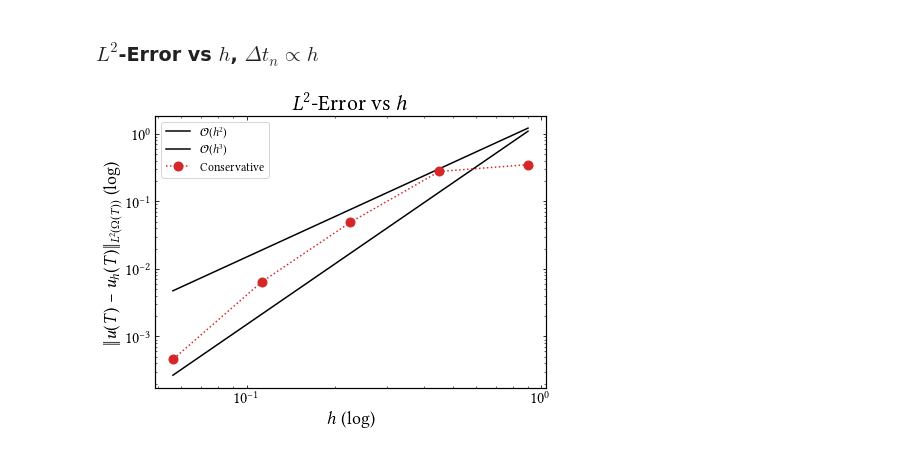
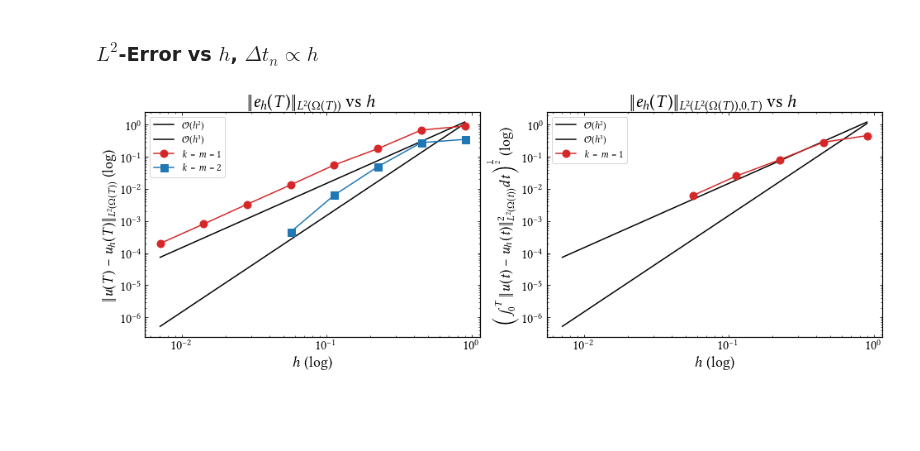
Before and after one commit to CutFEM/CutFEM-Library, a Jupyter notebook: notebook/convection_diffusion/kite.ipynb, the cells around one changed output. Saved outputs shown, nothing was run; the diff lists cells and outputs as text; code cells hidden in the pictures; blank space fills up the shorter version.

```diff
--- a/notebook/convection_diffusion/kite.ipynb
+++ b/notebook/convection_diffusion/kite.ipynb
@@ -71,36 +71,61 @@ import numpy as np
 # %%
 # paper.cpp
 
 # N = 7, T = 0.5, tau = 0.05
 #error_classical_P1P1_fullstab =
-error_conservative_P1P1_fullstab = [0.3496442462945047, 0.2770147578588356, 0.04908378344162027, 0.006413251167785278, 0.0004576717349585079]
+error_conservative_P1P1_fullstab = [0.9103922923112666, 0.6831133501255253, 0.1790694186989171, 0.05580567115696776, 0.01339335764314571, 0.003331764718875724, 0.0008076682052737521, 0.0001998769950510804]
+error_conservative_P1P1_fullstab_T = [0.4582848214356584, 0.2856321446808385, 0.08177771419499358, 0.02530536992930246, 0.006233718785223333]#[0.6095286483127266, 0.4873625201648284, 0.2059611158680468, 0.08844679656877551, 0.03066287268396532, 0.01056858386969679, 0.003612675431823866, 0.001258421735949755]
 
 #error_classical_P1P1_macro =
 #error_conservative_P1P1_macro =
 
 
-h = [0.9, 0.45, 0.225, 0.1125, 0.05625]
-dT = [0.25, 0.125, 0.0625, 0.03125, 0.015625]
+### running on nine
+error_conservative_P2P2_fullstab = [0.3496442462945047, 0.2770147578588356, 0.04908378344162027, 0.006413251167785278, 0.0004576717349585079]
+#error_conservative_P2P2_fullstab_T = ### same
 
 
-fig, ax1 = plt.subplots(1, 1, figsize=(7, 5))
+h = [0.9, 0.45, 0.225, 0.1125, 0.05625, 0.028125, 0.0140625, 0.00703125]
+dT = [0.25, 0.125, 0.0625, 0.03125, 0.015625, 0.0078125, 0.00390625, 0.001953125]
+nx = [4, 7, 14, 27, 54, 107, 214, 427]
+ny = [4, 7, 14, 27, 54, 107, 214, 427]
+
+
+
+fig, (ax1, ax2) = plt.subplots(1, 2, figsize=(16, 5))
 ax1.loglog(h, 1.5*np.power(h, 2), linestyle="-", color="black", label=r"$\mathcal{O}(h^2)$")
 ax1.loglog(h, 1.5*np.power(h, 3), linestyle="-", color="black", label=r"$\mathcal{O}(h^3)$")
 
 # ax1.loglog(h, 4.*np.power(h, 3), linestyle="--", color="black")
 # ax1.loglog(h, 4*np.power(h, 4),label=r"Order $3, 4$", linestyle="--", color="black")
 
-ax1.loglog(h, error_conservative_P1P1_fullstab, label= r"Conservative", marker='o', markersize=9, linestyle=":", color="C3")
+ax1.loglog(h, error_conservative_P1P1_fullstab, label= r"$k=m=1$", marker='o', markersize=9, linestyle="-", color="C3")
+ax1.loglog(h[:-3], error_conservative_P2P2_fullstab, label= r"$k=m=2$", marker='s', markersize=9, linestyle="-", color="C0")
+
 #ax1.loglog(h, error_classical_P1P1, label= r"Non-conservative", marker='o', markersize=9, linestyle=(0, (5,7)), color="C3")
 
 #ax1.set_ylim(1e-4, 2)
 #ax1.set_yticks([1e-8, 1e-6, 1e-4, 1e-2, 1e0])
 ax1.set_xlabel(r"$h$ (log)")
 ax1.tick_params(axis='both', which='major')
 ax1.set_ylabel(r"$\|u(T)-u_h(T)\|_{L^2(\Omega(T))}$ (log)")
-ax1.set_title(r"$L^2$-Error vs $h$")
+ax1.set_title(r"$\|e_h(T)\|_{L^2(\Omega(T))}$ vs $h$")
 ax1.legend()
 
+ax2.loglog(h, 1.5*np.power(h, 2), linestyle="-", color="black", label=r"$\mathcal{O}(h^2)$")
+ax2.loglog(h, 1.5*np.power(h, 3), linestyle="-", color="black", label=r"$\mathcal{O}(h^3)$")
+
+# ax2.loglog(h, 4.*np.power(h, 3), linestyle="--", color="black")
+# ax2.loglog(h, 4*np.power(h, 4),label=r"Order $3, 4$", linestyle="--", color="black")
+
+ax2.loglog(h[:5], error_conservative_P1P1_fullstab_T, label= r"$k=m=1$", marker='o', markersize=9, linestyle="-", color="C3")
+#ax2.loglog(h, error_conservative_P2P2_fullstab_T, label= r"$k=m=2$", marker='s', markersize=9, linestyle="-", color="C0")
+
+ax2.set_xlabel(r"$h$ (log)")
+ax2.tick_params(axis='both', which='major')
+ax2.set_ylabel(r"\Big($\int_0^T\|u(t)-u_h(t)\|^2_{L^2(\Omega(t))}dt\Big)^{\frac{1}{2}}$ (log)")
+ax2.set_title(r"$\|e_h(T)\|_{L^2(L^2(\Omega(T)), 0, T)}$ vs $h$")
+ax2.legend()
 plt.show()
 # %% [output]
-[figure, old version]
+[figure, new version]
```
Also changed, not shown: 1 other file.
